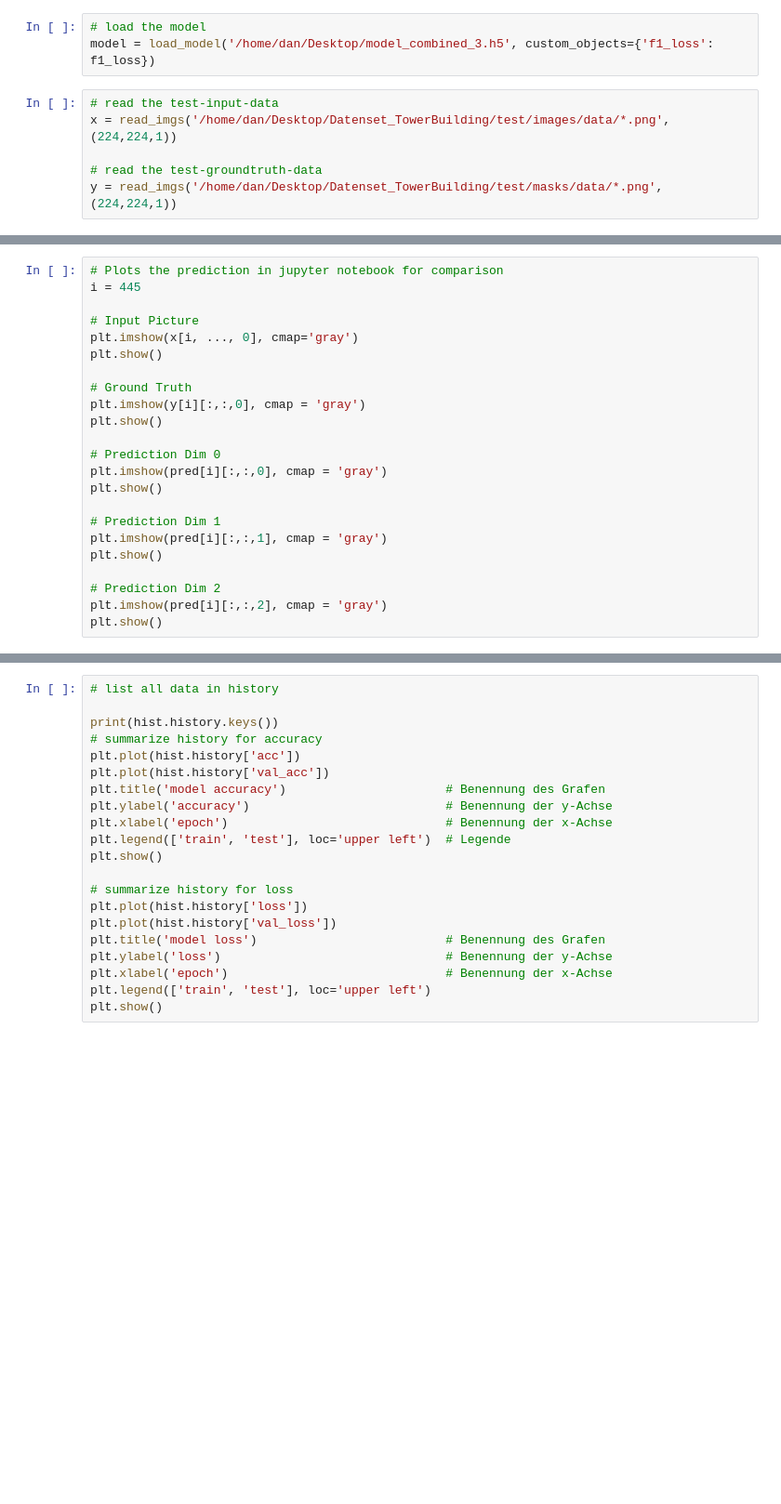
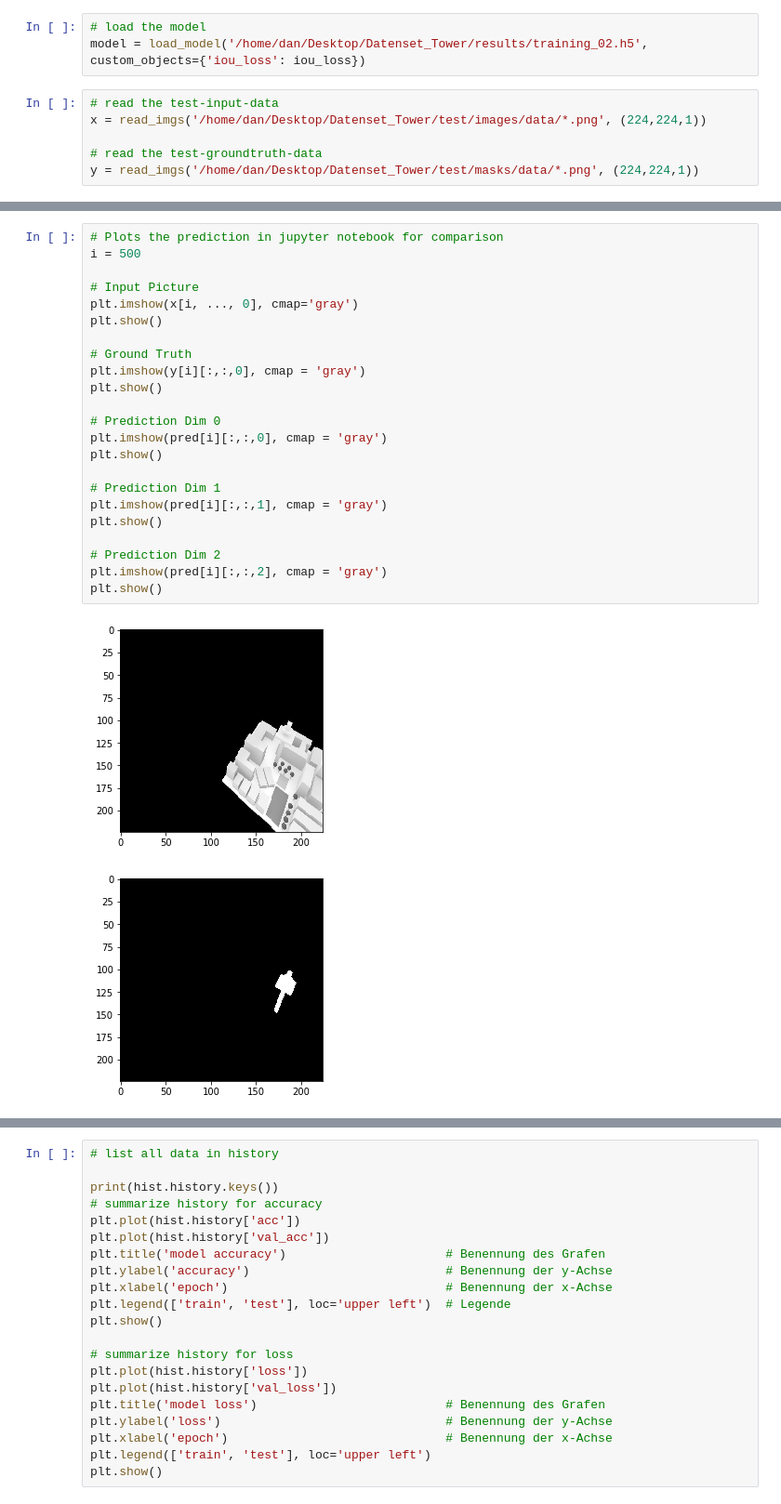
Before and after one commit to DevNesh/BA_BuildingRecognitionWithCNN, a Jupyter notebook: neural_networks/prediction_small.ipynb, the cells around one changed output, grey strips where cells are left out. Shown at 93% size. Cells and saved outputs as stored; diff of their text form; blank space fills up the shorter version.

```diff
--- a/neural_networks/prediction_small.ipynb
+++ b/neural_networks/prediction_small.ipynb
@@ -15,10 +15,10 @@ import helper
 %matplotlib inline
 # %%
 # load the model
-model = load_model('/home/dan/Desktop/model_combined_3.h5', custom_objects={'f1_loss': f1_loss})
+model = load_model('/home/dan/Desktop/Datenset_Tower/results/training_02.h5', custom_objects={'iou_loss': iou_loss})
 # %%
 # read the test-input-data
-x = read_imgs('/home/dan/Desktop/Datenset_TowerBuilding/test/images/data/*.png', (224,224,1))
+x = read_imgs('/home/dan/Desktop/Datenset_Tower/test/images/data/*.png', (224,224,1))
 
 # read the test-groundtruth-data
-y = read_imgs('/home/dan/Desktop/Datenset_TowerBuilding/test/masks/data/*.png', (224,224,1))
+y = read_imgs('/home/dan/Desktop/Datenset_Tower/test/masks/data/*.png', (224,224,1))
@@ -28,23 +48,26 @@ pred = model.predict(x, verbose=1)
 # %%
 # Plots the prediction in jupyter notebook for comparison
-i = 445
+i = 500
 
 # Input Picture
 plt.imshow(x[i, ..., 0], cmap='gray')
 plt.show()
 
 # Ground Truth
 plt.imshow(y[i][:,:,0], cmap = 'gray')
 plt.show()
 
 # Prediction Dim 0
 plt.imshow(pred[i][:,:,0], cmap = 'gray')
 plt.show()
 
 # Prediction Dim 1
 plt.imshow(pred[i][:,:,1], cmap = 'gray')
 plt.show()
 
 # Prediction Dim 2
 plt.imshow(pred[i][:,:,2], cmap = 'gray')
 plt.show()
+# %% [output]
+[figure, added]
+[figure, added]
```
Also changed, not shown: parts of 5 cells of this notebook, 4 other files.
